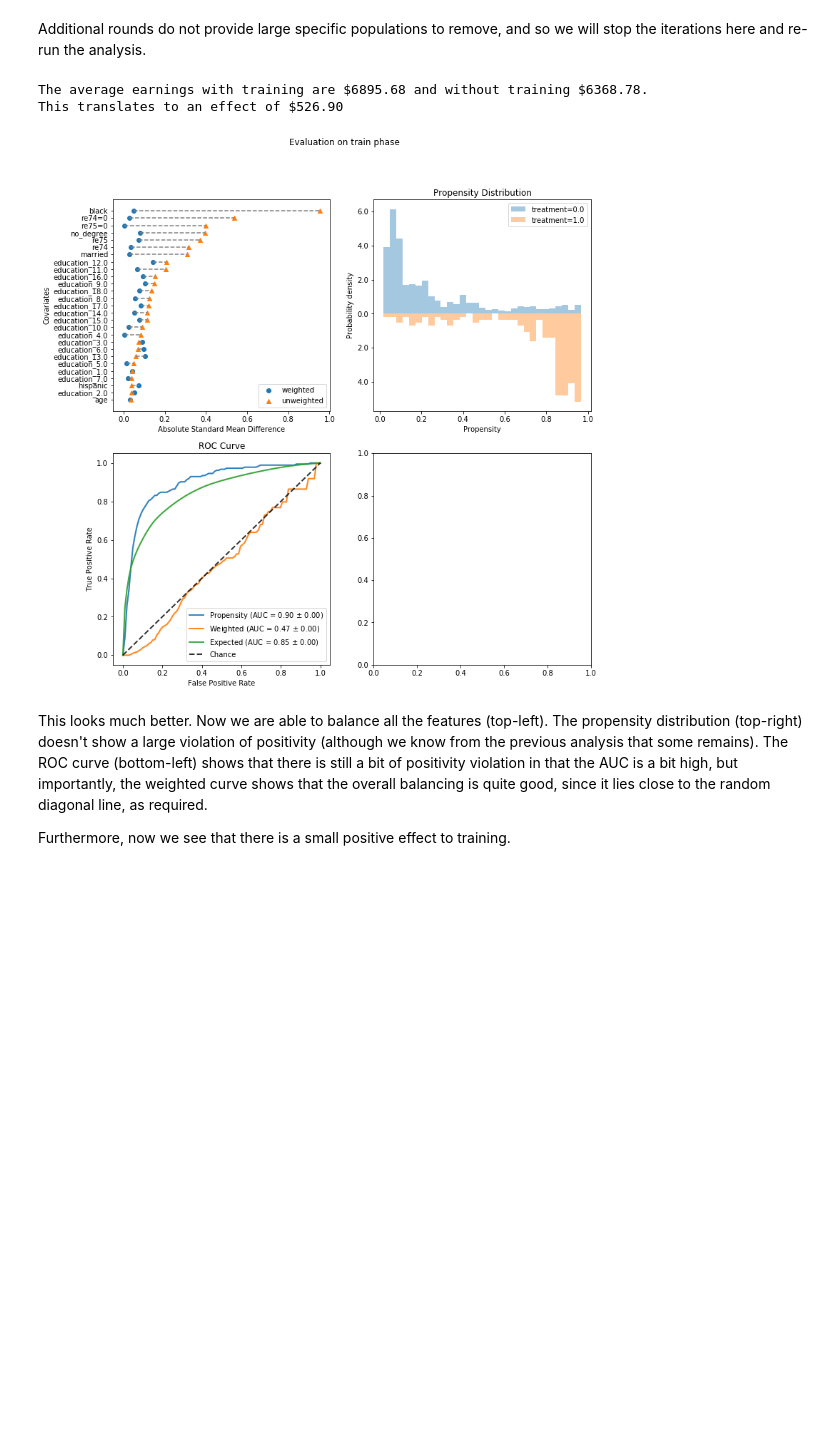
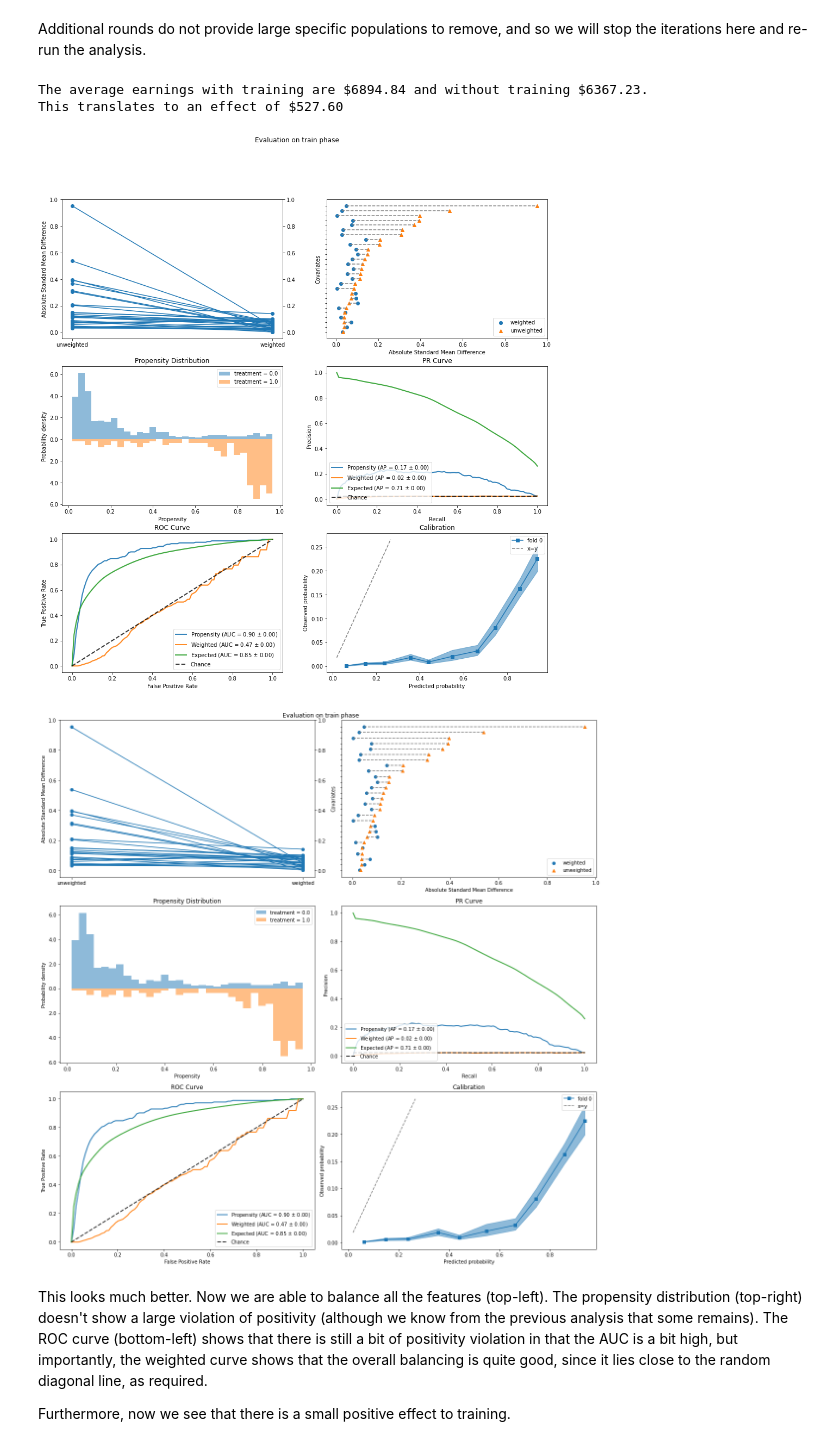
Before and after one commit to BiomedSciAI/causallib, a Jupyter notebook: examples/lalonde.ipynb, the cells around one changed output. Saved outputs shown, nothing was run; the diff lists cells and outputs as text; code cells hidden in the pictures; blank space fills up the shorter version.

Commit message:
Evaluation refactoring and interface change (#40)
Co-authored-by: Ehud-Karavani <ehud.karavani@ibm.com>

```diff
--- a/examples/lalonde.ipynb
+++ b/examples/lalonde.ipynb
@@ -269,22 +270,22 @@ Additional rounds do not provide large specific populations to remove, and so we
 # %%
 X2, a2, y2 = X2.loc[~violating2, :], a2[~violating2], y2[~violating2]
 ipw2 = IPW(learner)
 ipw2.fit(X2, a2)
 outcomes2 = ipw2.estimate_population_outcome(X2, a2, y2)
 effect2 = ipw2.estimate_effect(outcomes2[1], outcomes2[0])
 print(f"The average earnings with training are ${outcomes2[1]:.2f}", \
       f"and without training ${outcomes2[0]:.2f}.")
 print(f"This translates to an effect of ${effect2[0]:.2f}")
-evaluator2 = PropensityEvaluator(ipw2)
+
 plots = ["covariate_balance_love", "weight_distribution", "roc_curve"]
-evaluation_results2 = evaluator2.evaluate_simple(X2, a2, y2, plots=plots)
-
-fig = evaluation_results2.plots["covariate_balance_love"].get_figure()
-fig.set_size_inches(12, 12)
+evaluation_results2 = evaluate(ipw2, X2, a2, y2, plots=plots)
+evaluation_results2.plot_all()
+plt.tight_layout()
 # %% [output]
-The average earnings with training are $6895.68 and without training $6368.78.
-This translates to an effect of $526.90
+The average earnings with training are $6894.84 and without training $6367.23.
+This translates to an effect of $527.60
-[figure, old version]
+[figure, new version]
+[figure, added]
 # %% [markdown]
 This looks much better. Now we are able to balance all the features (top-left).
 The propensity distribution (top-right) doesn't show a large violation of positivity
```
Also changed, not shown: parts of 5 cells of this notebook, 57 other files.
